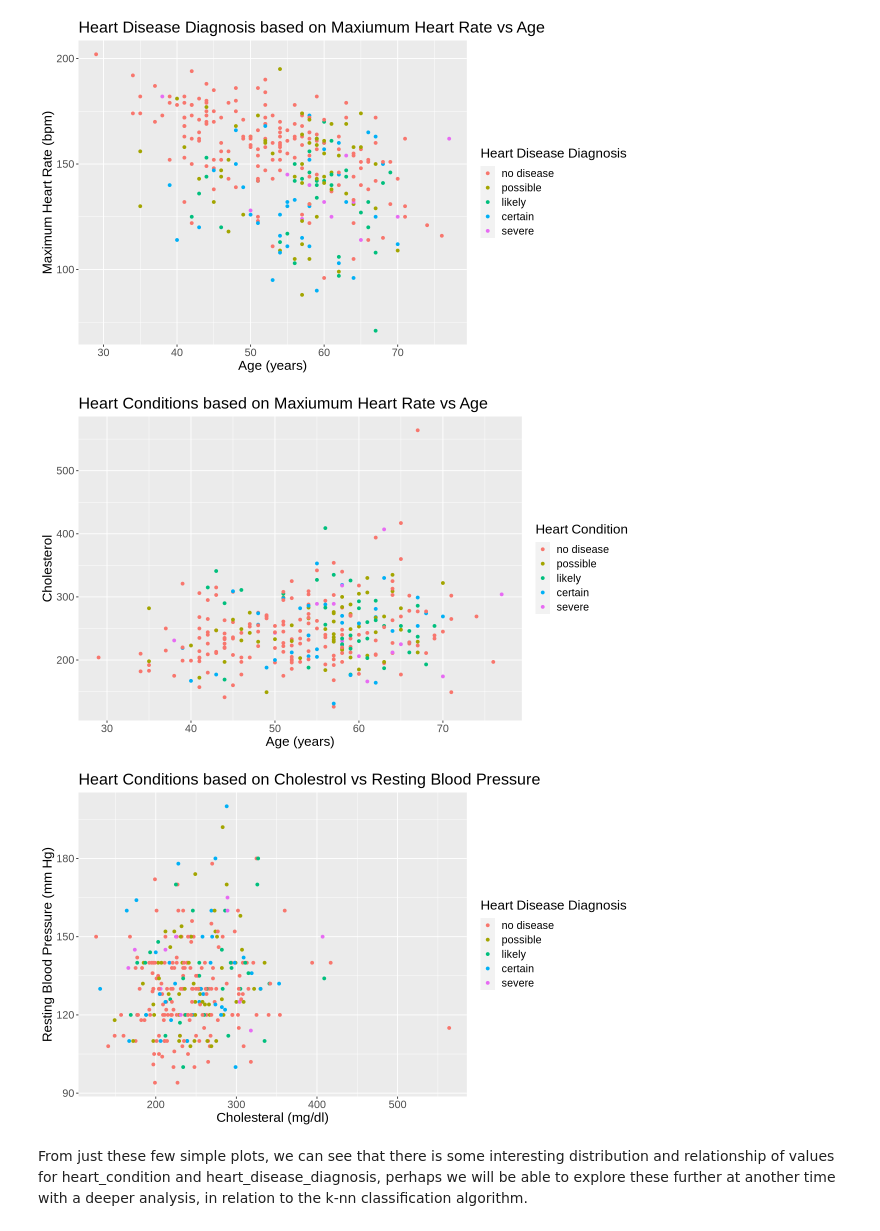
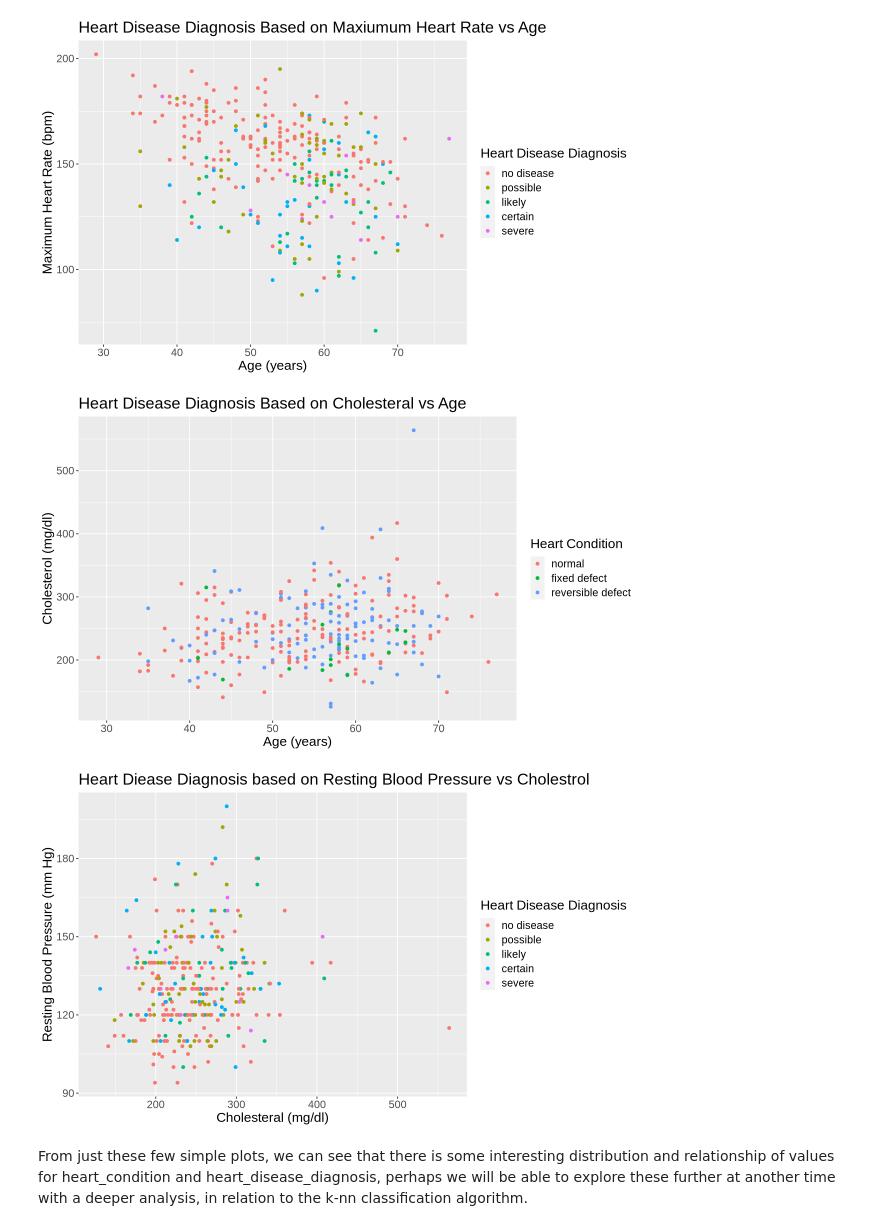
Before and after one commit to davidtheophine/dsci100-project, a Jupyter notebook: heart_disease_proposal.ipynb, the cells around one changed output. Saved outputs shown, nothing was run; the diff lists cells and outputs as text; code cells hidden in the pictures.

Commit message:
Fixed some titles and labels of the plots

```diff
--- a/heart_disease_proposal.ipynb
+++ b/heart_disease_proposal.ipynb
@@ -197,29 +197,29 @@ age_vs_max_hr
 # %%
 options(repr.plot.width = 10, repr.plot.height = 6)
 age_vs_chol <- heart_disease_train |>
-            ggplot(aes(x = age, y = chol, color = heart_disease_diagnosis)) +
+            ggplot(aes(x = age, y = chol, color = heart_condition)) +
             geom_point() +
-            labs(title = "Heart Conditions based on Maxiumum Heart Rate vs Age",
-                x = "Age (years)", y = "Cholesterol",
+            labs(title = "Heart Disease Diagnosis Based on Cholesteral vs Age",
+                x = "Age (years)", y = "Cholesterol (mg/dl)",
                 color = "Heart Condition") +
             theme(text = element_text(size = 16))
 age_vs_chol
 # %% [output]
-[figure, old version]
+[figure, new version]
 # %%
 options(repr.plot.width = 10, repr.plot.height = 6)
 
 chol_vs_trest_bps <- heart_disease_train |>
             ggplot(aes(x = chol, y = trest_bps, color = heart_disease_diagnosis)) +
             geom_point() +
-            labs(title = "Heart Conditions based on Cholestrol vs Resting Blood Pressure",
+            labs(title = "Heart Diease Diagnosis based on Resting Blood Pressure vs Cholestrol",
                 x = "Cholesteral (mg/dl)", y = "Resting Blood Pressure (mm Hg)",
                 color = "Heart Disease Diagnosis") +
             theme(text = element_text(size = 16))
 
 chol_vs_trest_bps
 # %% [output]
-[figure, old version]
+[figure, new version]
 # %% [markdown]
 From just these few simple plots, we can see that there is some interesting distribution and relationship of values for heart_condition and heart_disease_diagnosis, perhaps we will be able to explore these further at another time with a deeper analysis, in relation to the k-nn classification algorithm.
 # %% [markdown]
```
Also changed, not shown: parts of 1 cell of this notebook.
